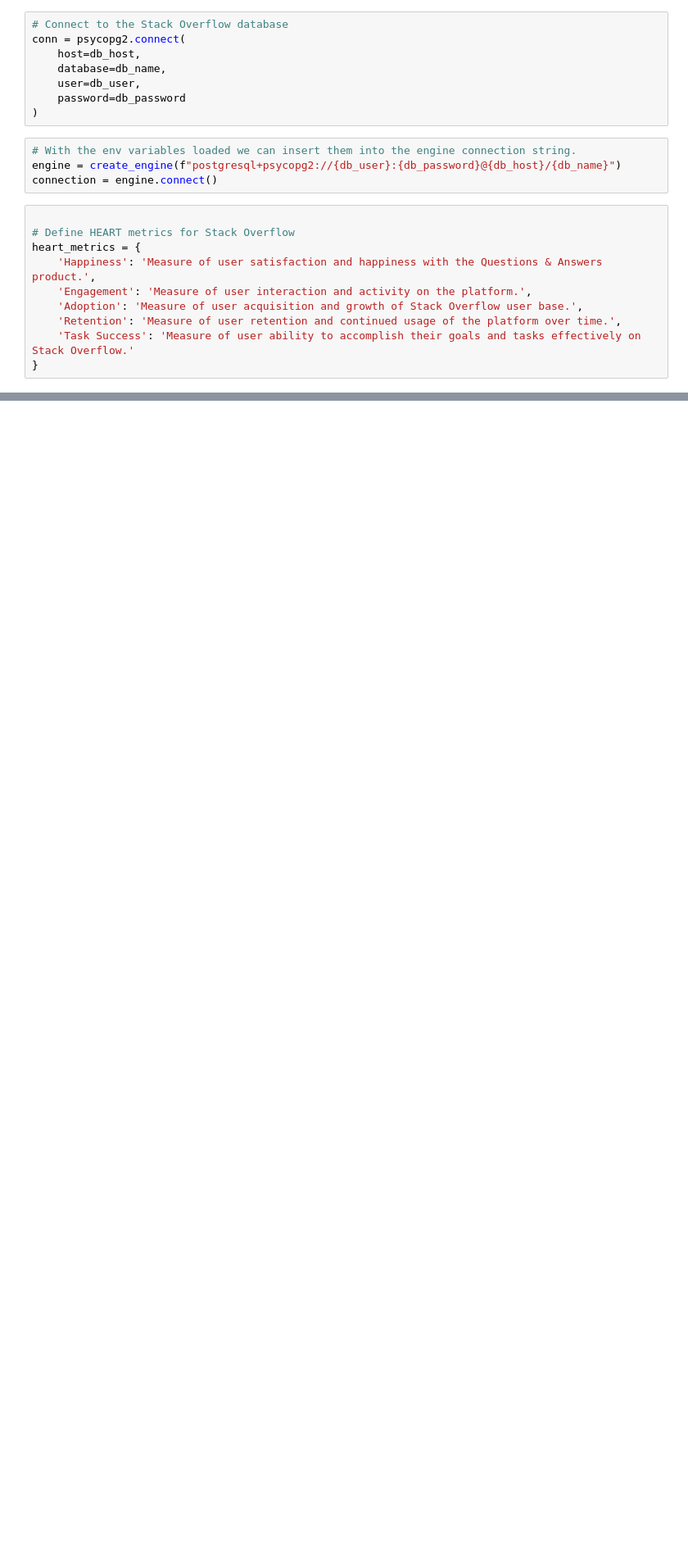
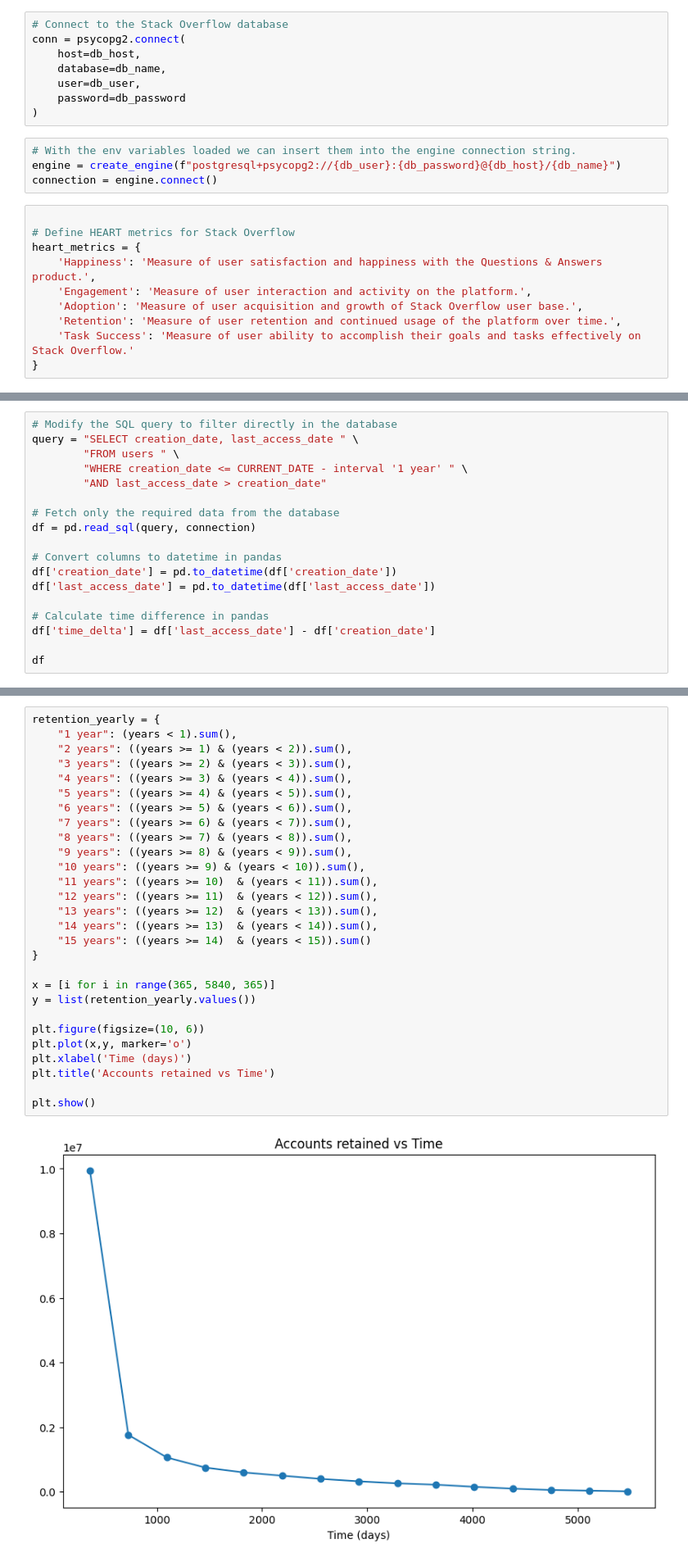
Before and after one commit to jdench1989/stack_overflow_analysis, a Jupyter notebook: SO_user_retention.ipynb, the cells around one changed output, grey strips where cells are left out. Shown at 82% size. Saved outputs shown, nothing was run; the diff lists cells and outputs as text; blank space fills up the shorter version.

```diff
--- a/SO_user_retention.ipynb
+++ b/SO_user_retention.ipynb
@@ -40,0 +63,18 @@ heart_metrics = {
+# %%
+# Modify the SQL query to filter directly in the database
+query = "SELECT creation_date, last_access_date " \
+        "FROM users " \
+        "WHERE creation_date <= CURRENT_DATE - interval '1 year' " \
+        "AND last_access_date > creation_date"
+
+# Fetch only the required data from the database
+df = pd.read_sql(query, connection)
+
+# Convert columns to datetime in pandas
+df['creation_date'] = pd.to_datetime(df['creation_date'])
+df['last_access_date'] = pd.to_datetime(df['last_access_date'])
+
+# Calculate time difference in pandas
+df['time_delta'] = df['last_access_date'] - df['creation_date']
+
+df
@@ -40,0 +152,30 @@ heart_metrics = {
+# %%
+retention_yearly = {
+    "1 year": (years < 1).sum(),
+    "2 years": ((years >= 1) & (years < 2)).sum(),
+    "3 years": ((years >= 2) & (years < 3)).sum(),
+    "4 years": ((years >= 3) & (years < 4)).sum(),
+    "5 years": ((years >= 4) & (years < 5)).sum(),
+    "6 years": ((years >= 5) & (years < 6)).sum(),
+    "7 years": ((years >= 6) & (years < 7)).sum(),
+    "8 years": ((years >= 7) & (years < 8)).sum(),
+    "9 years": ((years >= 8) & (years < 9)).sum(),
+    "10 years": ((years >= 9) & (years < 10)).sum(),
+    "11 years": ((years >= 10)  & (years < 11)).sum(),
+    "12 years": ((years >= 11)  & (years < 12)).sum(),
+    "13 years": ((years >= 12)  & (years < 13)).sum(),
+    "14 years": ((years >= 13)  & (years < 14)).sum(),
+    "15 years": ((years >= 14)  & (years < 15)).sum()
+}
+
+x = [i for i in range(365, 5840, 365)]
+y = list(retention_yearly.values())
+
+plt.figure(figsize=(10, 6))
+plt.plot(x,y, marker='o')
+plt.xlabel('Time (days)')
+plt.title('Accounts retained vs Time')
+
+plt.show()
+# %% [output]
+[figure, added]
```
Also changed, not shown: parts of 9 cells of this notebook.
